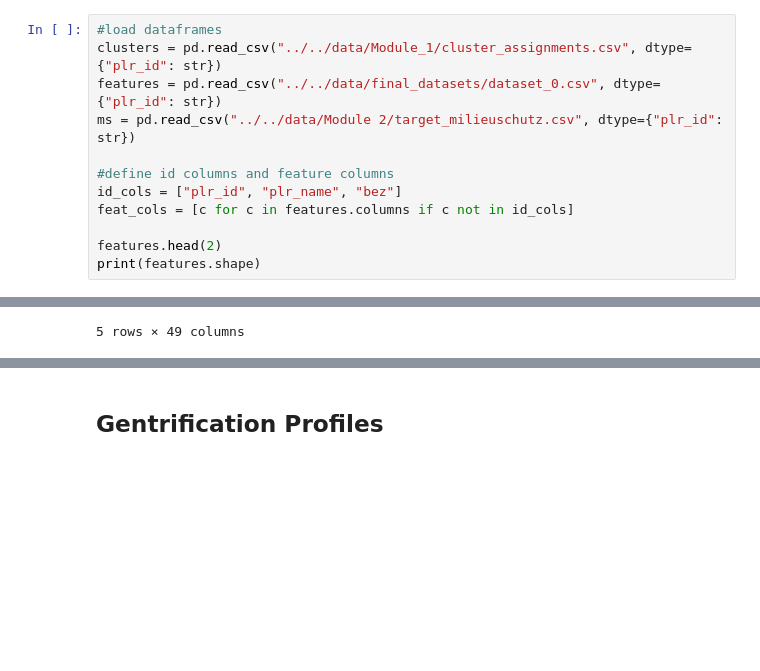
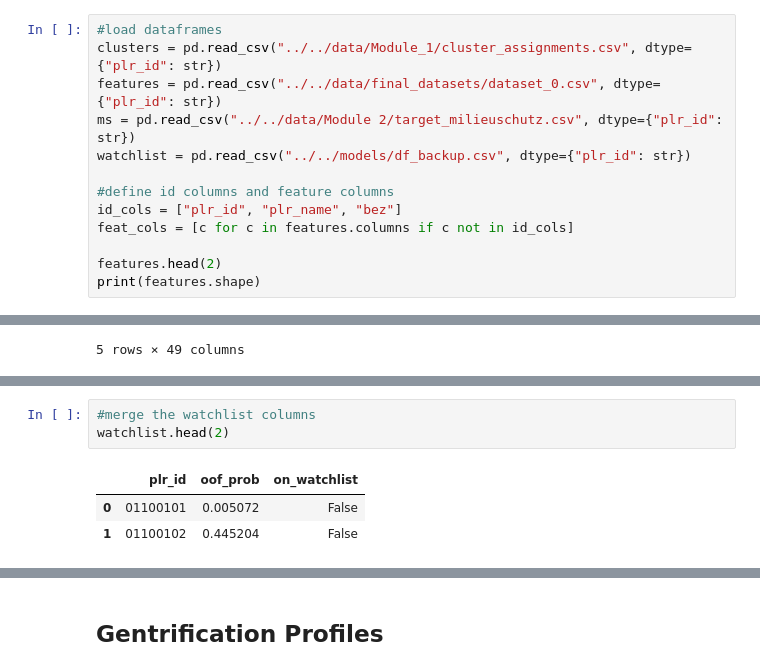
Before and after one commit to mshlg/capstone-kiezkeeper, a Jupyter notebook: notebooks/Module1_clustering/module_1_explore-clusters.ipynb, the cells around one changed output, grey strips where cells are left out. Drawn from its saved outputs; the diff is of its cells as text; blank space fills up the shorter version.

```diff
--- a/notebooks/Module1_clustering/module_1_explore-clusters.ipynb
+++ b/notebooks/Module1_clustering/module_1_explore-clusters.ipynb
@@ -19,6 +19,7 @@ from matplotlib.patches import Patch
 clusters = pd.read_csv("../../data/Module_1/cluster_assignments.csv", dtype={"plr_id": str})
 features = pd.read_csv("../../data/final_datasets/dataset_0.csv", dtype={"plr_id": str})
 ms = pd.read_csv("../../data/Module 2/target_milieuschutz.csv", dtype={"plr_id": str})
+watchlist = pd.read_csv("../../models/df_backup.csv", dtype={"plr_id": str})
 
 #define id columns and feature columns
 id_cols = ["plr_id", "plr_name", "bez"]
@@ -93 +94,8 @@ different.sample(10)
 10 rows × 53 columns
+# %%
+#merge the watchlist columns
+watchlist.head(2)
+# %% [output]
+|  | plr_id | oof_prob | on_watchlist |
+| 0 | 01100101 | 0.005072 | False |
+| 1 | 01100102 | 0.445204 | False |
```
Also changed, not shown: parts of 6 cells of this notebook.
